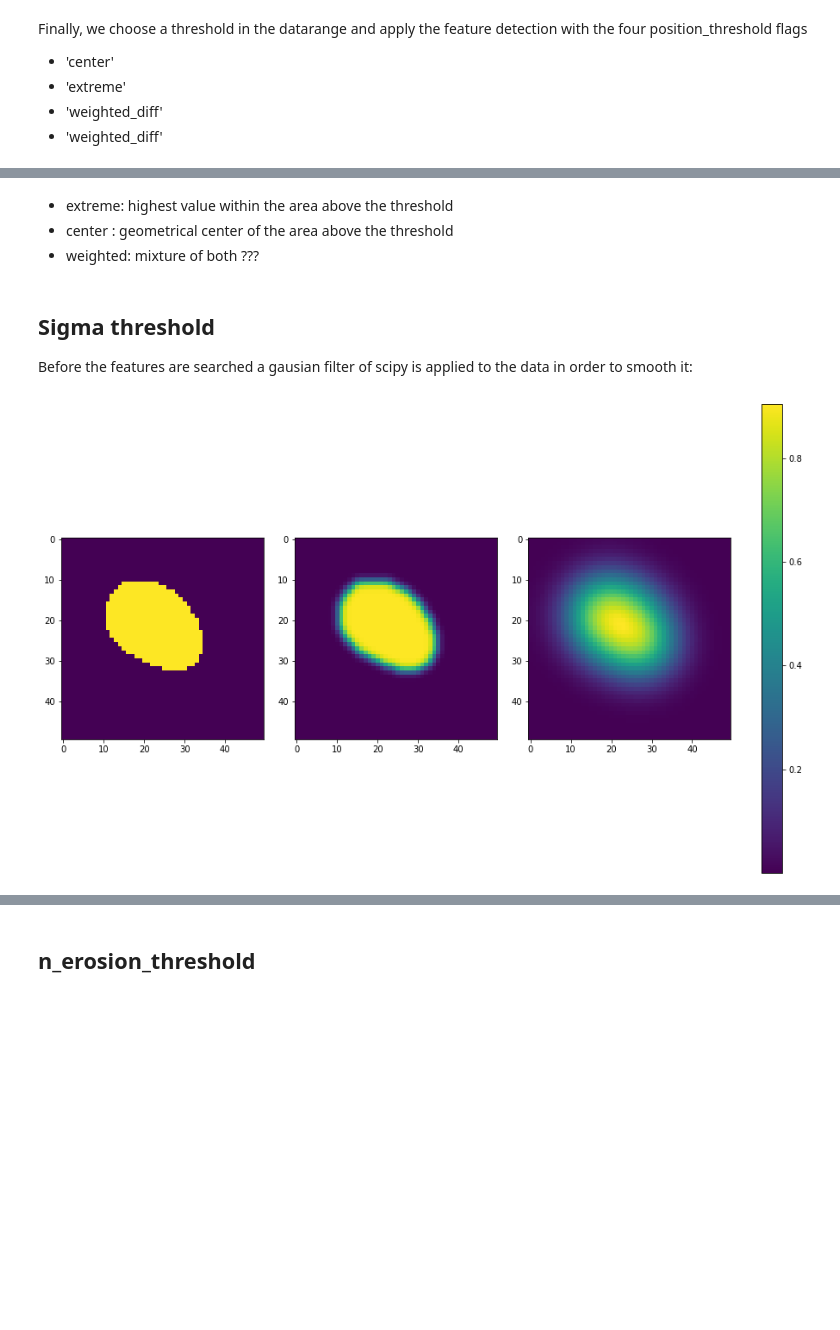
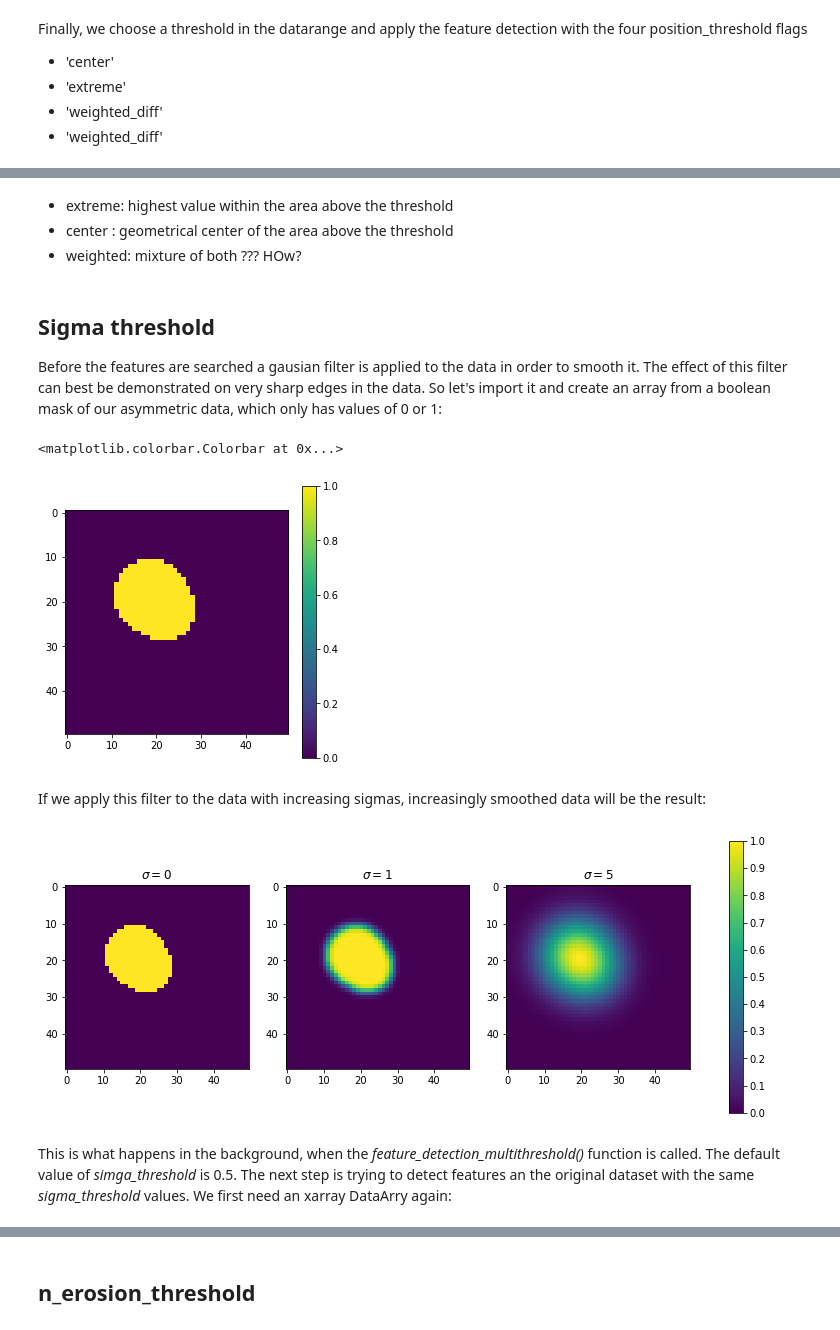
Before and after one commit to tobac-project/tobac-tutorials, a Jupyter notebook: tutorials/Tutorials/features.ipynb, the cells around one changed output, grey strips where cells are left out. Saved outputs shown, nothing was run; the diff lists cells and outputs as text; code cells hidden in the pictures; blank space fills up the shorter version.

Commit message:
sigma threshold explanation

```diff
--- a/tutorials/Tutorials/features.ipynb
+++ b/tutorials/Tutorials/features.ipynb
@@ -142,25 +142,51 @@ plt.legend()
 # %% [markdown]
 - extreme: highest value within the area above the threshold
 - center : geometrical center of the area above the threshold
-- weighted: mixture of both ???
+- weighted: mixture of both ??? HOw?
 # %% [markdown]
 ## Sigma threshold
 
-Before the features are searched a gausian filter of scipy is applied to the data in order to smooth it:
+Before the features are searched a gausian filter is applied to the data in order to smooth it. The effect of this filter can best be demonstrated on very sharp edges in the data. So let's import it and create an array from a boolean mask of our asymmetric data, which only has values of 0 or 1:
 # %%
 from scipy.ndimage.filters import gaussian_filter
+
+x = np.linspace(-2, 2)
+y = np.linspace(-2, 2)
+xx, yy = np.meshgrid(x, y)
+
+exp1 = 1.5*np.exp(-((xx+0.5)**2+(yy+0.5)**2))
+exp2 = 0.5*np.exp(-((0.5-xx)**2+(0.5-yy)**2))
+
+asymmetric_data = np.expand_dims(exp1 + exp2, axis=0)
+data = np.array(asymmetric_data > 1, dtype = 'float32')
+
+plt.figure(figsize=(5,5))
+plt.imshow(data[0])
+plt.colorbar()
+# %% [output]
+<matplotlib.colorbar.Colorbar at 0x...>
+[figure, added]
+# %% [markdown]
+If we apply this filter to the data with increasing sigmas, increasingly smoothed data will be the result:
 # %%
-data = np.array(asymmetric_data > 1, dtype = 'float32')
-
 non_smooth_data = gaussian_filter(data, sigma=0)
 smooth_data = gaussian_filter(data, sigma=1)
 smoother_data = gaussian_filter(data, sigma=5)
 
-fig, (ax1, ax2, ax3, ax4) = plt.subplots(ncols = 4, figsize = (15, 10), gridspec_kw={'width_ratios': [1, 1, 1, 0.1]})
+fig, axes = plt.subplots(ncols = 3, figsize = (14, 10))
 
-im1 = ax1.imshow(non_smooth_data[0])
-im2 = ax2.imshow(smooth_data[0]),
-im3 = ax3.imshow(smoother_data[0])
-cbar = plt.colorbar(im3, ax4)
+im0 = axes[0].imshow(non_smooth_data[0])
+axes[0].set_title(r'$\sigma = 0$')
+
+im1 = axes[1].imshow(smooth_data[0])
+axes[1].set_title(r'$\sigma = 1$')
+
+im2 = axes[2].imshow(smoother_data[0])
+axes[2].set_title(r'$\sigma = 5$')
+
+cbar = fig.colorbar(im1, ax = axes.tolist(), shrink = 0.5)
+cbar.set_ticks(np.linspace(0, 1, 11))
 # %% [output]
-[figure, old version]
+[figure, new version]
+# %% [markdown]
+This is what happens in the background, when the *feature_detection_multithreshold()* function is called. The default value of *simga_threshold* is 0.5. The next step is trying to detect features an the original dataset with the same *sigma_threshold* values. We first need an xarray DataArry again:
```
Also changed, not shown: parts of 13 cells of this notebook.
